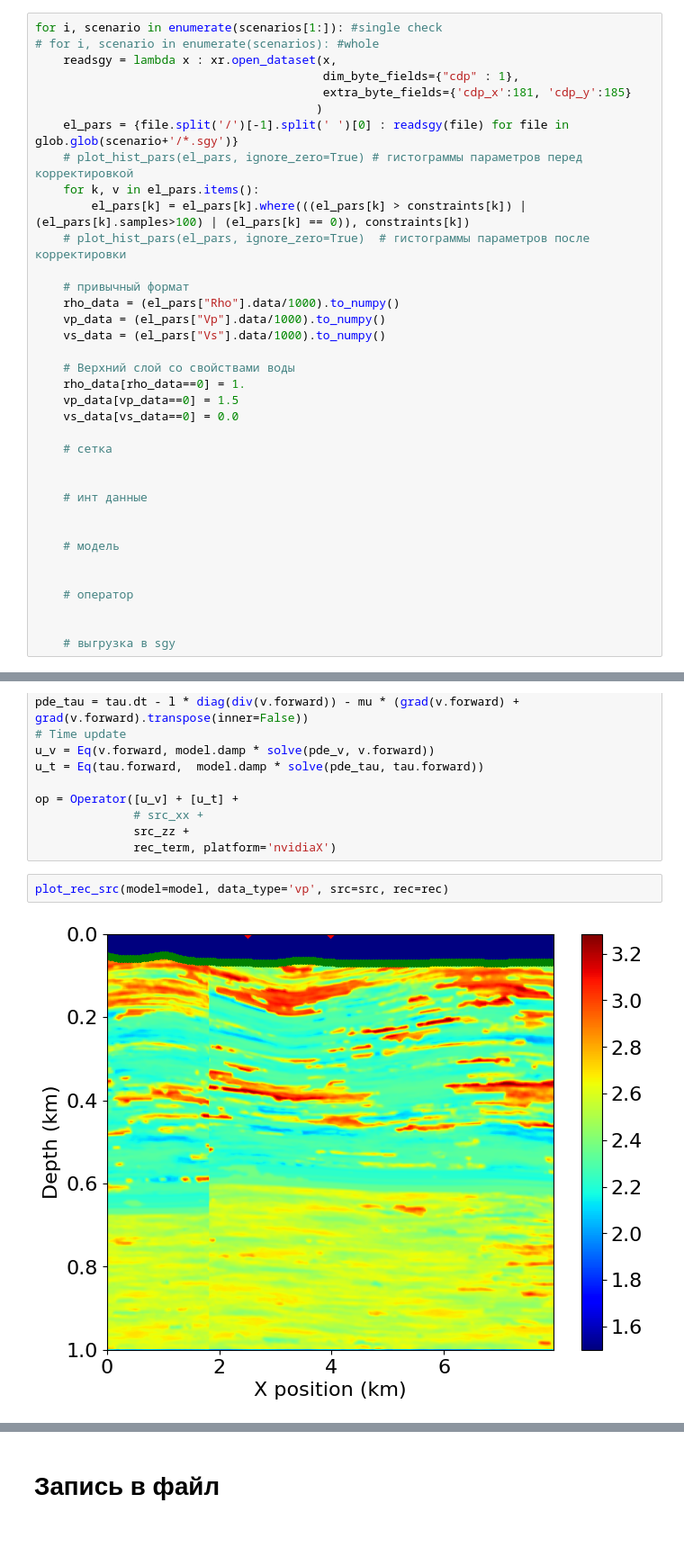
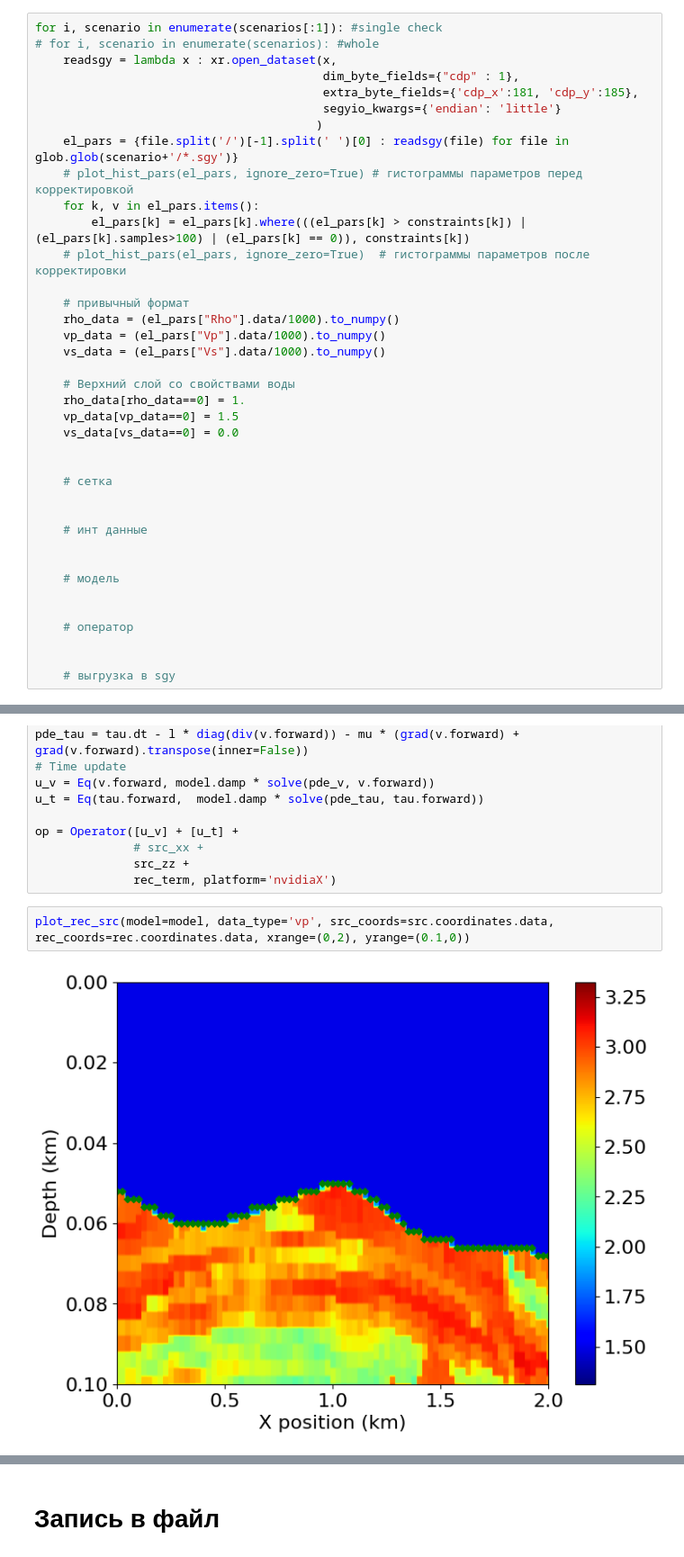
Before and after one commit to spaceswimmer/Seismic_modeling, a Jupyter notebook: 2d_vankor.ipynb, the cells around one changed output, grey strips where cells are left out. Shown at 90% size. Drawn from its saved outputs; the diff is of its cells as text.

```diff
--- a/2d_vankor.ipynb
+++ b/2d_vankor.ipynb
@@ -55,11 +55,12 @@ constraints = {"Vp": 1800, "Vs": 750, "Rho" : 1500}
 В изначальных моделях есть корявые ячейки у самой поверхности, где Vp очень низкие, контраст с соседними ячейками достигает 2000+. Когда волновой процесс доходит до этих ячеек, очень часто вылезает вычислительная неустойчивость. Не хочется ради них задирать порядок аппроксимации и улучшать дискретизацию<br>
 Код ниже позволяет убрать их
 # %%
-for i, scenario in enumerate(scenarios[1:]): #single check
+for i, scenario in enumerate(scenarios[:1]): #single check
 # for i, scenario in enumerate(scenarios): #whole
     readsgy = lambda x : xr.open_dataset(x,
                                          dim_byte_fields={"cdp" : 1},
-                                         extra_byte_fields={'cdp_x':181, 'cdp_y':185}
+                                         extra_byte_fields={'cdp_x':181, 'cdp_y':185},
+                                         segyio_kwargs={'endian': 'little'}
                                         )
     el_pars = {file.split('/')[-1].split(' ')[0] : readsgy(file) for file in glob.glob(scenario+'/*.sgy')}
     # plot_hist_pars(el_pars, ignore_zero=True) # гистограммы параметров перед корректировкой
@@ -77,6 +78,7 @@ for i, scenario in enumerate(scenarios[1:]): #single check
     vp_data[vp_data==0] = 1.5
     vs_data[vs_data==0] = 0.0
 
+
     # сетка
 
 
@@ -165,9 +178,9 @@ op = Operator([u_v] + [u_t] +
               src_zz +
               rec_term, platform='nvidiaX')
 # %%
-plot_rec_src(model=model, data_type='vp', src=src, rec=rec)
+plot_rec_src(model=model, data_type='vp', src_coords=src.coordinates.data, rec_coords=rec.coordinates.data, xrange=(0,2), yrange=(0.1,0))
 # %% [output]
-[figure, old version]
+[figure, new version]
 # %%
 op(dt=dt)
 # %% [output]
```
Also changed, not shown: parts of 15 cells of this notebook, 7 other files.
